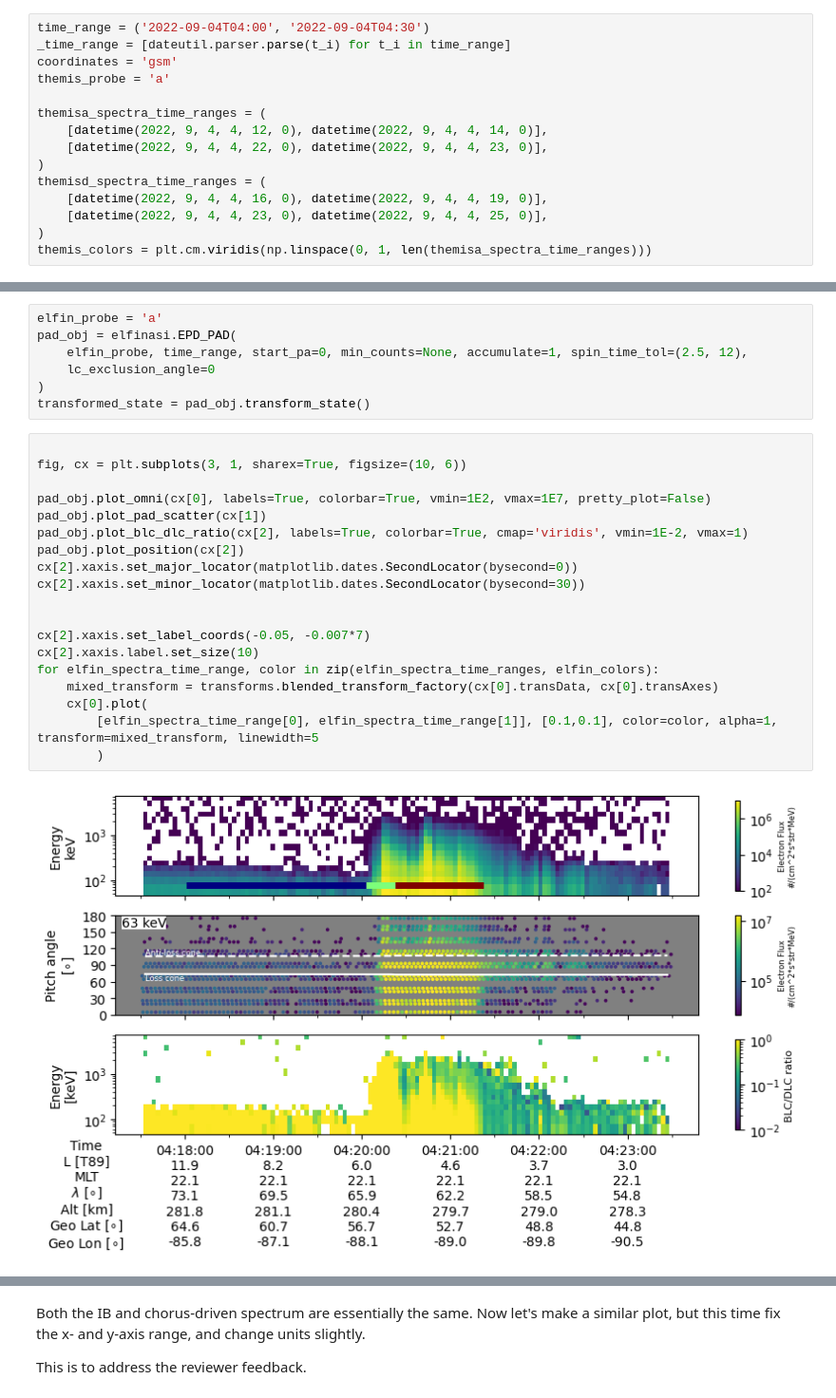
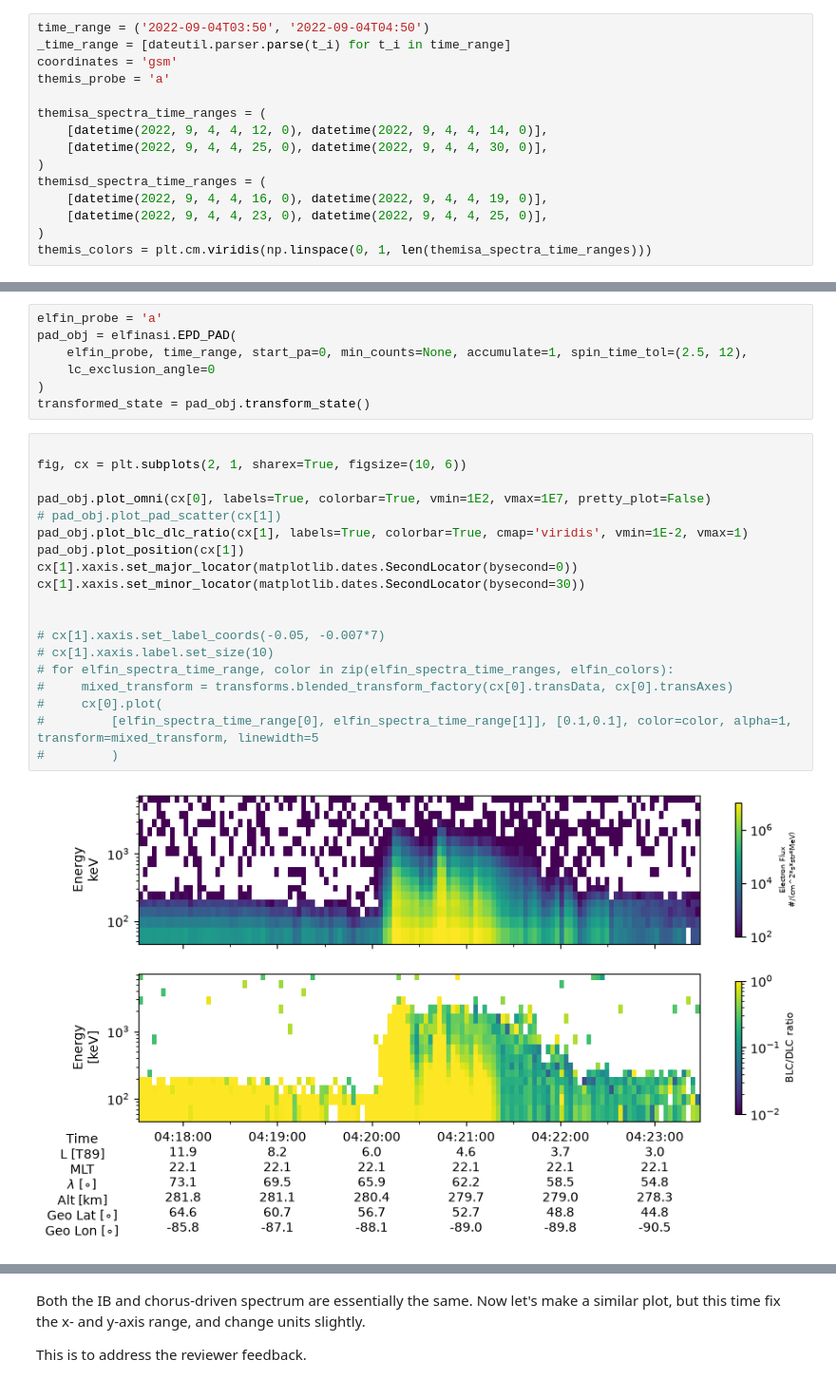
Before and after one commit to mshumko/elfinasi, a Jupyter notebook: src/20220904_substorm_study/misc/themis_elfin_spectra.ipynb, the cells around one changed output, grey strips where cells are left out. Shown at 95% size. Cells and saved outputs as stored; diff of their text form.

```diff
--- a/src/20220904_substorm_study/misc/themis_elfin_spectra.ipynb
+++ b/src/20220904_substorm_study/misc/themis_elfin_spectra.ipynb
@@ -49,14 +63,14 @@ R_E = 6378.137  # km
 # %% [markdown]
 ## Load and analyze THEMIS probe spectra
 # %%
-time_range = ('2022-09-04T04:00', '2022-09-04T04:30')
+time_range = ('2022-09-04T03:50', '2022-09-04T04:50')
 _time_range = [dateutil.parser.parse(t_i) for t_i in time_range]
 coordinates = 'gsm'
 themis_probe = 'a'
 
 themisa_spectra_time_ranges = (
     [datetime(2022, 9, 4, 4, 12, 0), datetime(2022, 9, 4, 4, 14, 0)],
-    [datetime(2022, 9, 4, 4, 22, 0), datetime(2022, 9, 4, 4, 23, 0)],
+    [datetime(2022, 9, 4, 4, 25, 0), datetime(2022, 9, 4, 4, 30, 0)],
 )
 themisd_spectra_time_ranges = (
     [datetime(2022, 9, 4, 4, 16, 0), datetime(2022, 9, 4, 4, 19, 0)],
@@ -263,25 +277,25 @@ pad_obj = elfinasi.EPD_PAD(
 transformed_state = pad_obj.transform_state()
 # %%
 
-fig, cx = plt.subplots(3, 1, sharex=True, figsize=(10, 6))
+fig, cx = plt.subplots(2, 1, sharex=True, figsize=(10, 6))
 
 pad_obj.plot_omni(cx[0], labels=True, colorbar=True, vmin=1E2, vmax=1E7, pretty_plot=False)
-pad_obj.plot_pad_scatter(cx[1])
-pad_obj.plot_blc_dlc_ratio(cx[2], labels=True, colorbar=True, cmap='viridis', vmin=1E-2, vmax=1)
-pad_obj.plot_position(cx[2])
-cx[2].xaxis.set_major_locator(matplotlib.dates.SecondLocator(bysecond=0))
-cx[2].xaxis.set_minor_locator(matplotlib.dates.SecondLocator(bysecond=30))
+# pad_obj.plot_pad_scatter(cx[1])
+pad_obj.plot_blc_dlc_ratio(cx[1], labels=True, colorbar=True, cmap='viridis', vmin=1E-2, vmax=1)
+pad_obj.plot_position(cx[1])
+cx[1].xaxis.set_major_locator(matplotlib.dates.SecondLocator(bysecond=0))
+cx[1].xaxis.set_minor_locator(matplotlib.dates.SecondLocator(bysecond=30))
 
 
-cx[2].xaxis.set_label_coords(-0.05, -0.007*7)
-cx[2].xaxis.label.set_size(10)
-for elfin_spectra_time_range, color in zip(elfin_spectra_time_ranges, elfin_colors):
-    mixed_transform = transforms.blended_transform_factory(cx[0].transData, cx[0].transAxes)
-    cx[0].plot(
-        [elfin_spectra_time_range[0], elfin_spectra_time_range[1]], [0.1,0.1], color=color, alpha=1, transform=mixed_transform, linewidth=5
-        )
+# cx[1].xaxis.set_label_coords(-0.05, -0.007*7)
+# cx[1].xaxis.label.set_size(10)
+# for elfin_spectra_time_range, color in zip(elfin_spectra_time_ranges, elfin_colors):
+#     mixed_transform = transforms.blended_transform_factory(cx[0].transData, cx[0].transAxes)
+#     cx[0].plot(
+#         [elfin_spectra_time_range[0], elfin_spectra_time_range[1]], [0.1,0.1], color=color, alpha=1, transform=mixed_transform, linewidth=5
+#         )
 # %% [output]
-[figure, old version]
+[figure, new version]
 # %%
 elfin_spectra_mean = np.nan*np.zeros((len(elfin_spectra_time_ranges), pad_obj.energy.shape[0]))
 elfin_spectra_iqr = np.nan*np.zeros((len(elfin_spectra_time_ranges), 2, pad_obj.energy.shape[0]))
```
Also changed, not shown: parts of 20 cells of this notebook, 2 other files.
